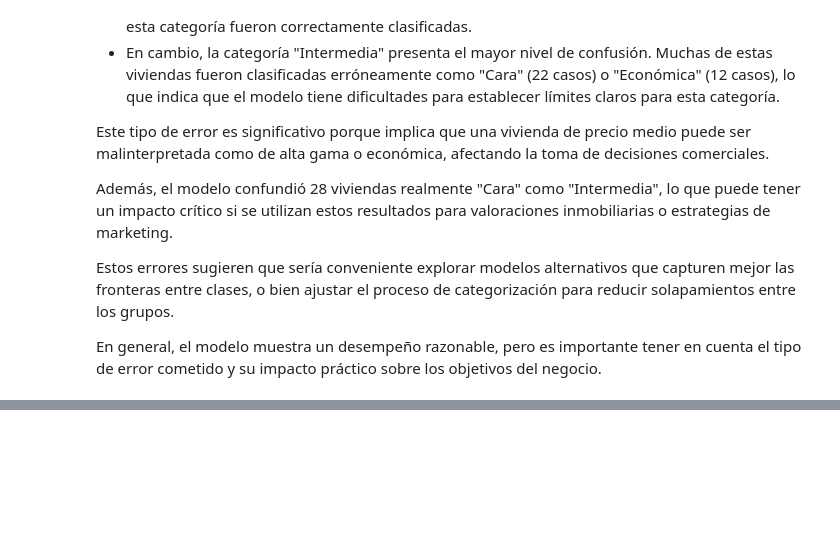
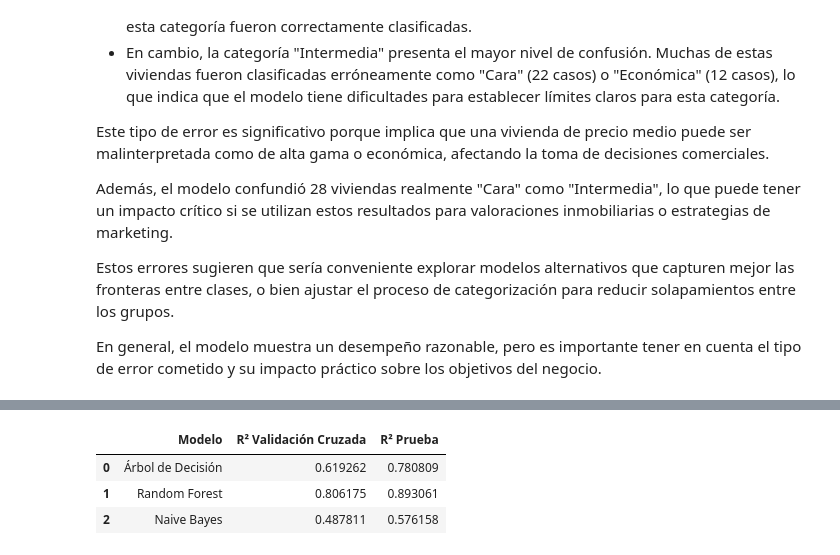
Before and after one commit to Diegoval-Dev/DM-HDT5, a Jupyter notebook: Bayes.ipynb, the cells around one changed output, grey strips where cells are left out. Saved outputs shown, nothing was run; the diff lists cells and outputs as text; code cells hidden in the pictures; blank space fills up the shorter version.

```diff
--- a/Bayes.ipynb
+++ b/Bayes.ipynb
@@ -345,0 +456,29 @@ En general, el modelo muestra un desempeño razonable, pero es importante tener
+# %%
+
+
+cv_folds = 5
+
+# Árbol de Decisión
+cv_scores_tree = cross_val_score(tree_model, X_train_scaled, y_train, cv=cv_folds, scoring="r2")
+cv_r2_tree = cv_scores_tree.mean()
+
+# Random Forest
+cv_scores_rf = cross_val_score(rf_model, X_train_scaled, y_train, cv=cv_folds, scoring="r2")
+cv_r2_rf = cv_scores_rf.mean()
+
+# Naive Bayes
+cv_scores_nb = cross_val_score(model, X_train_scaled, y_train, cv=cv_folds, scoring="r2")
+cv_r2_nb = cv_scores_nb.mean()
+
+cv_results = pd.DataFrame({
+    "Modelo": ["Árbol de Decisión", "Random Forest", "Naive Bayes"],
+    "R² Validación Cruzada": [cv_r2_tree, cv_r2_rf, cv_r2_nb],
+    "R² Prueba": [r2_tree, r2_rf, r2]
+})
+
+cv_results
+# %% [output]
+|  | Modelo | R² Validación Cruzada | R² Prueba |
+| 0 | Árbol de Decisión | 0.619262 | 0.780809 |
+| 1 | Random Forest | 0.806175 | 0.893061 |
+| 2 | Naive Bayes | 0.487811 | 0.576158 |
```
Also changed, not shown: parts of 16 cells of this notebook, 1 other file.
